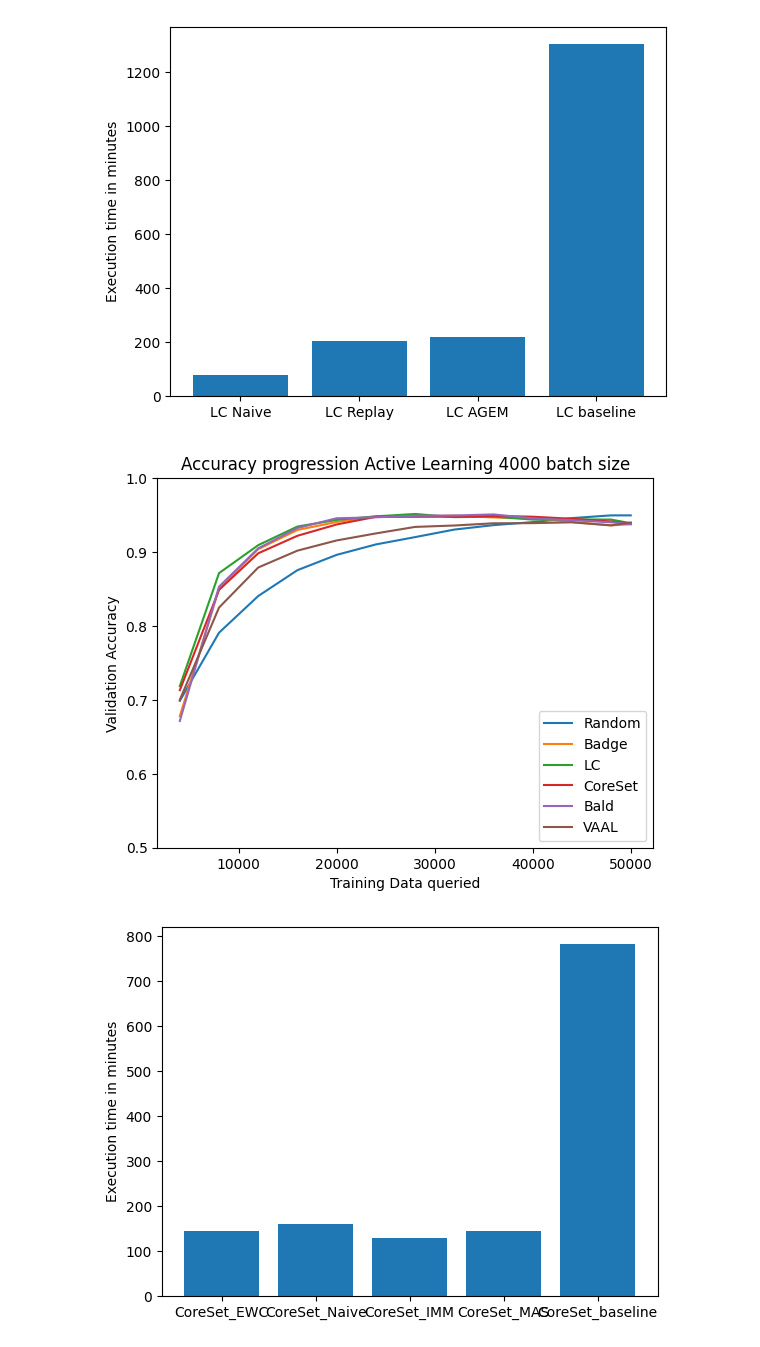
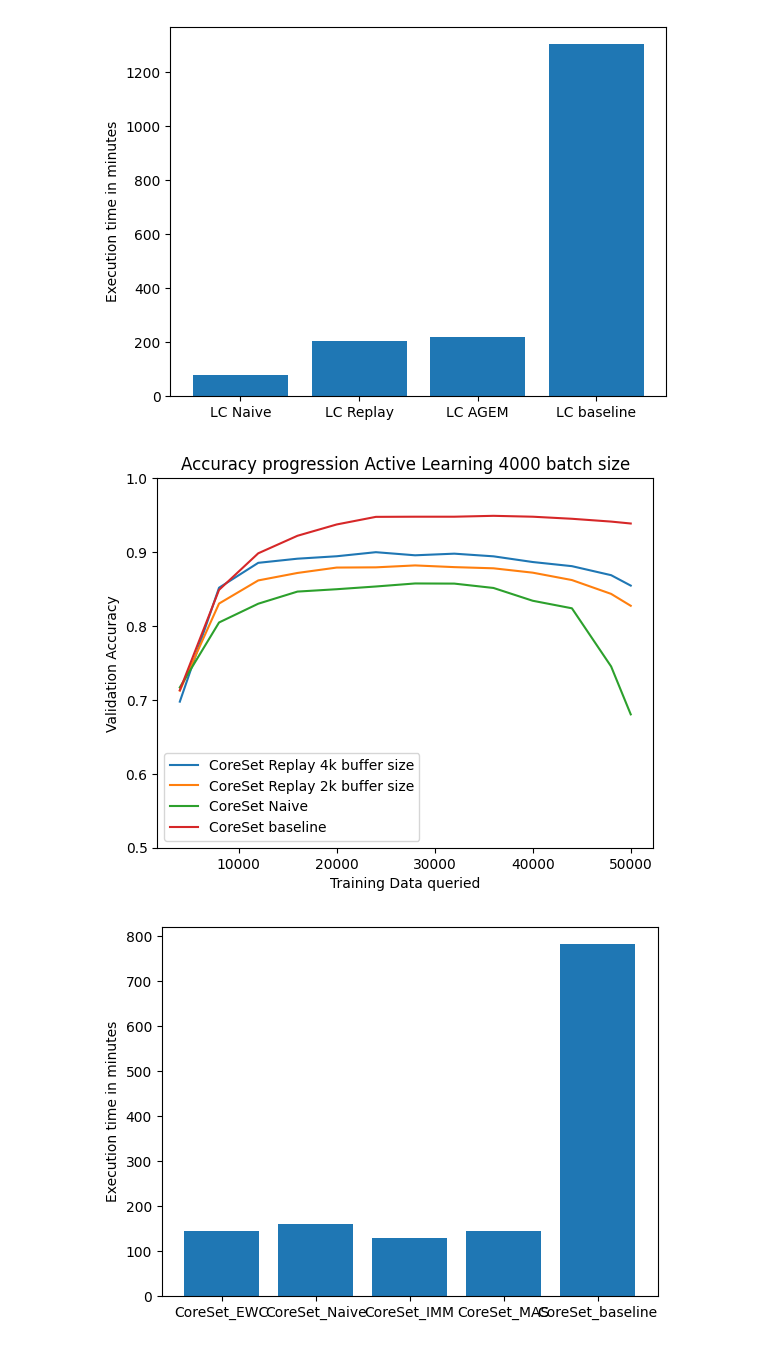
Before and after one commit to FelixMoeller3/calms, a Jupyter notebook: src/evaluation/eval_model_stealing.ipynb, the cells around one changed output. Drawn from its saved outputs; the diff is of its cells as text; code cells hidden in the pictures.

Commit message:
Continue eval with replay strategy

```diff
--- a/src/evaluation/eval_model_stealing.ipynb
+++ b/src/evaluation/eval_model_stealing.ipynb
@@ -878,6 +878,8 @@ CoreSet_MAS = [0.7806, 0.7986, 0.8023, 0.8119, 0.8138, 0.8184, 0.8238, 0.8281, 0
 CoreSet_MAS_scheduler = [0.7664, 0.7939, 0.8102, 0.8196, 0.8271, 0.8344, 0.8356, 0.8394, 0.8413, 0.8475, 0.8505, 0.8489, 0.852]
 CoreSet_EWC = [0.6663, 0.7439, 0.7939, 0.8238, 0.8265, 0.8391, 0.8292, 0.8416, 0.8299, 0.8352, 0.8158, 0.7811, 0.6842]
 CoreSet_Naive = [0.7169, 0.8047, 0.8301, 0.8465, 0.8497, 0.8534, 0.8575, 0.8573, 0.8514, 0.8341, 0.8239, 0.7452, 0.6804]
+CoreSet_Replay_4kbuf = [0.6976, 0.8517, 0.8854, 0.891, 0.8943, 0.8998, 0.8956, 0.8978, 0.8942, 0.8865, 0.8809, 0.8687, 0.8546]
+CoreSet_Replay_2kbuf = [0.7125, 0.8303, 0.8616, 0.8717, 0.879, 0.8793, 0.8819, 0.8796, 0.878, 0.8721, 0.8621, 0.8434, 0.8273]
 
 Badge_Naive = [0.7283, 0.813, 0.8341, 0.8483, 0.8517, 0.8549, 0.8555, 0.8529, 0.8509, 0.836, 0.812, 0.7804, 0.7571]
 Badge_MAS = [0.7599, 0.7851, 0.7987, 0.8112, 0.8138, 0.82, 0.8236, 0.8213, 0.8229, 0.8093, 0.8131, 0.7845, 0.7519]
@@ -887,40 +889,40 @@ Badge_AGEM_2000 = [0.7764, 0.8282, 0.8491, 0.8485, 0.8554, 0.8423, 0.8266, 0.813
 Badge_AGEM_4000 = [0.7734, 0.8281, 0.8404, 0.846, 0.8484, 0.8455, 0.8314, 0.8193, 0.7749, 0.8062, 0.7348, 0.6819, 0.5221]
 
 Vaal_Naive_20epochs = [0.7133, 0.7944, 0.8266, 0.8293, 0.8301, 0.8431, 0.8418, 0.8502, 0.8506, 0.8581, 0.8513, 0.8461, 0.8231]
 Vaal_Naive_100epochs = [0.6765, 0.7681, 0.801, 0.8239, 0.8337, 0.8377, 0.8406, 0.8413, 0.8435, 0.8518, 0.8445, 0.8512, 0.8264]
 
 Random_Baseline = [0.6987, 0.7909, 0.8405, 0.8755, 0.8962, 0.9103, 0.9202, 0.9304, 0.9364, 0.9405, 0.9459, 0.9496, 0.9496]
 Badge_Baseline = [0.678, 0.8502, 0.9039, 0.9299, 0.9407, 0.9482, 0.9483, 0.9493, 0.9468, 0.9457, 0.9406, 0.9362, 0.9375]
 Lc_Baseline = [0.7186, 0.8715, 0.9093, 0.9345, 0.9435, 0.9483, 0.9515, 0.9472, 0.9478, 0.9439, 0.9442, 0.9439, 0.939]
 CoreSet_Baseline = [0.7131, 0.8488, 0.8983, 0.922, 0.9373, 0.9476, 0.9478, 0.9478, 0.949, 0.9478, 0.945, 0.9412, 0.9386]
 Bald_Baseline = [0.6715, 0.8532, 0.905, 0.9325, 0.9457, 0.947, 0.9491, 0.9494, 0.9509, 0.9456, 0.9431, 0.9402, 0.9378]
 Vaal_Baseline = [0.7001, 0.8249, 0.8791, 0.9019, 0.9157, 0.9252, 0.934, 0.9359, 0.9389, 0.9391, 0.9402, 0.936, 0.94]
 
 Facility_Location_Badge_MAS = [0.7471,0.7971,0.8114,0.8150,0.8251,0.8422,0.8381,0.8389]
 
 x = [(i+1)*4000 for i in range(12)] + [50000]
 num_cycles = 6
-plt.plot(x,Random_Baseline,label="Random")
-plt.plot(x,Badge_Baseline,label="Badge")
-plt.plot(x,Lc_Baseline,label="LC")
-plt.plot(x,CoreSet_Baseline,label="CoreSet")
-plt.plot(x,Bald_Baseline,label="Bald")
-plt.plot(x,Vaal_Baseline,label="VAAL")
+plt.plot(x,CoreSet_Replay_4kbuf,label="CoreSet Replay 4k buffer size")
+plt.plot(x,CoreSet_Replay_2kbuf,label="CoreSet Replay 2k buffer size")
+plt.plot(x,CoreSet_Naive,label="CoreSet Naive")
+plt.plot(x,CoreSet_Baseline,label="CoreSet baseline")
+#plt.plot(x,Bald_Baseline,label="Bald")
+#plt.plot(x,Vaal_Baseline,label="VAAL")
 #plt.plot(x,Lc_AGEM_500,label="LC AGEM Mem size 500")
 #plt.plot(x,Badge_AGEM_2000,label="Badge AGEM Mem size 2k")
 #plt.plot(x,Badge_MAS[:num_cycles],label="Random")
 #plt.plot(x,Facility_Location_Badge_MAS[:num_cycles],label="Facility location")
 #plt.plot(x,Random_Naive,label="Random Naive")
 #plt.plot(x,Random_EWC,label="Random EWC")
 #plt.plot(x,Random_EWC_scheduler,label="Random EWC scheduler")
 plt.ylim(0.5,1.0)
 plt.title("Accuracy progression Active Learning 4000 batch size")
 plt.xlabel("Training Data queried")
 plt.ylabel("Validation Accuracy")
 plt.legend()
 plt.show()
 # %% [output]
-[figure, old version]
+[figure, new version]
 # %%
 # 4000 Queries time
 LC_Naive = '01h:16m:55s'
```
